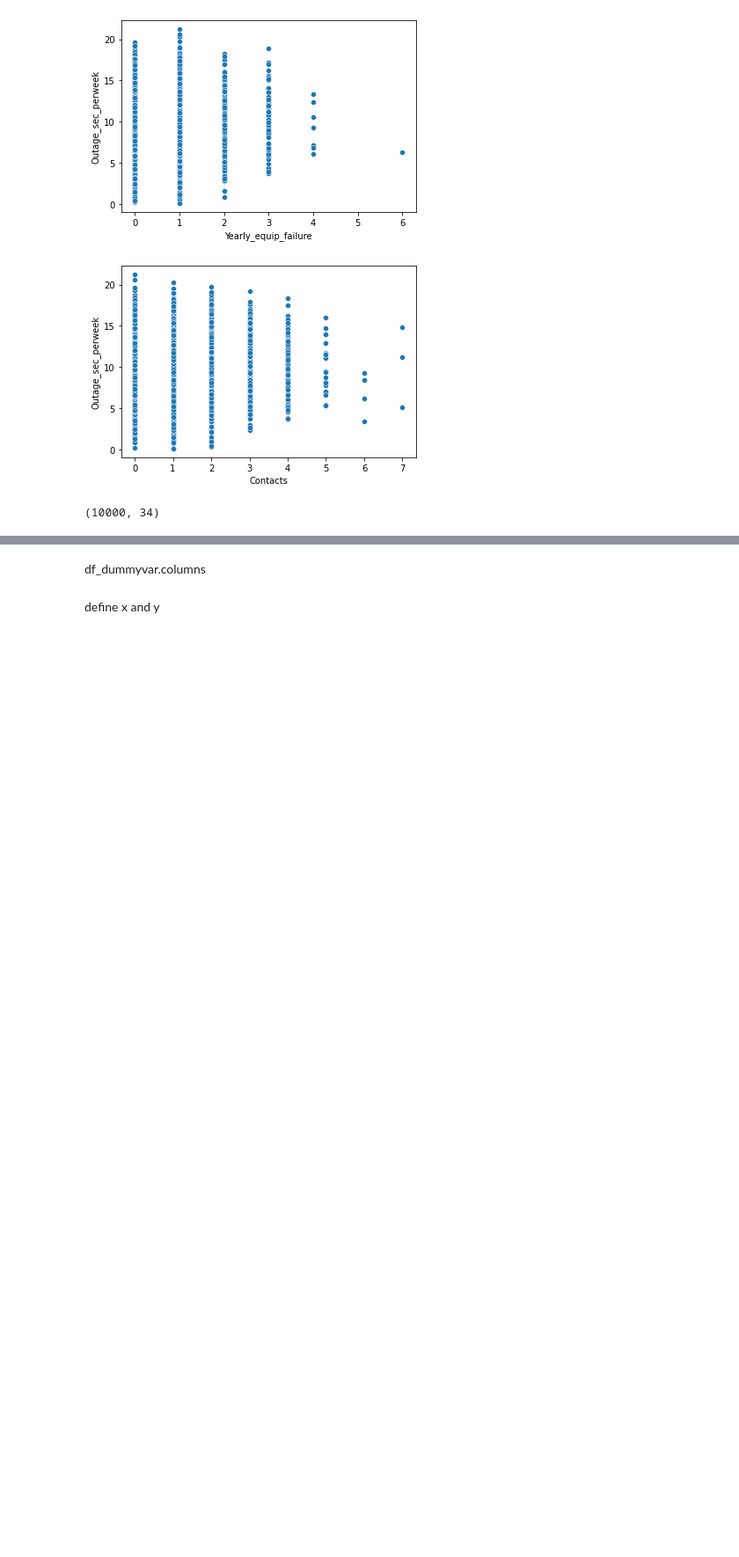
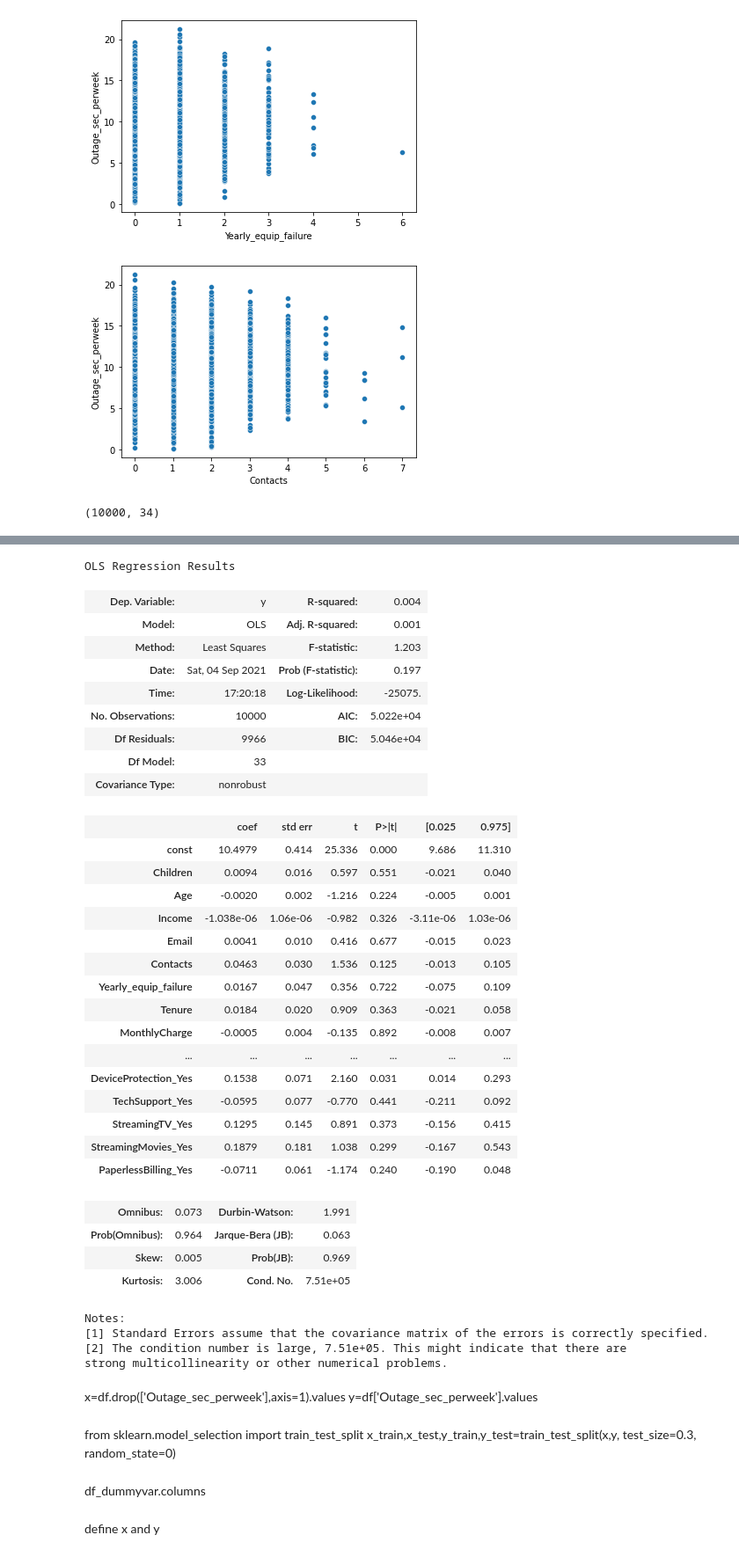
Before and after one commit to michaelle93/D208PA1, a Jupyter notebook: D208PA1.ipynb, the cells around one changed output, grey strips where cells are left out. Shown at 88% size. Saved outputs shown, nothing was run; the diff lists cells and outputs as text; code cells hidden in the pictures; blank space fills up the shorter version.

```diff
--- a/D208PA1.ipynb
+++ b/D208PA1.ipynb
@@ -315,10 +328,3 @@ df_prepared= pd.read_csv('df_prepared.csv')
 df.shape
 # %% [output]
 (10000, 34)
-# %%
-df['intercept']=1
-lm_outage = sm.OLS(df['Outage_sec_perweek'], df[['Children', 'Age', 'Income', 'Email', 'Contacts',
-       'Yearly_equip_failure', 'Tenure', 'MonthlyCharge', 'Bandwidth_GB_Year',
-       'TimelyResponse', 'Fixes', 'Replacements', 'Reliability', 'Options',
-       'Respecfulness', 'Courteous', 'Listening','intercept']]).fit()
-print(lm_outage.summary())
@@ -343,12 +330,0 @@ strong multicollinearity or other numerical problems.
-# %%
-df['intercept']=1
-lm_outage = sm.OLS(df['Outage_sec_perweek'], df[['Children', 'Age', 'Income', 'Email', 'Contacts',
-       'Yearly_equip_failure', 'Tenure', 'MonthlyCharge', 'Bandwidth_GB_Year',
-       'TimelyResponse', 'Fixes', 'Replacements', 'Reliability', 'Options',
-       'Respecfulness', 'Courteous', 'Listening', 'Gender_Male', 'Churn_Yes',
-       'Techie_Yes', 'Contract_Two Year', 'Port_modem_Yes', 'Tablet_Yes',
-       'InternetService_Fiber Optic', 'Phone_Yes', 'Multiple_Yes',
-       'OnlineSecurity_Yes', 'OnlineBackup_Yes', 'DeviceProtection_Yes',
-       'TechSupport_Yes', 'StreamingTV_Yes', 'StreamingMovies_Yes',
-       'PaperlessBilling_Yes','intercept']]).fit()
-print(lm_outage.summary())
@@ -372,0 +353,52 @@ strong multicollinearity or other numerical problems.
+# %%
+observations =len(df)
+variables = df.columns[:-1]
+X= df.iloc[:,:-1]
+y=df['Outage_sec_perweek'].values
+# %%
+Xc=sm.add_constant(X)
+linear_regression =sm.OLS(y,Xc)
+fitted_model =linear_regression.fit()
+# %%
+fitted_model.summary()
+# %% [output]
+OLS Regression Results
+| Dep. Variable: | y | R-squared: | 0.004 |
+| Model: | OLS | Adj. R-squared: | 0.001 |
+| Method: | Least Squares | F-statistic: | 1.203 |
+| Date: | Sat, 04 Sep 2021 | Prob (F-statistic): | 0.197 |
+| Time: | 17:20:18 | Log-Likelihood: | -25075. |
+| No. Observations: | 10000 | AIC: | 5.022e+04 |
+| Df Residuals: | 9966 | BIC: | 5.046e+04 |
+| Df Model: | 33 |  |  |
+| Covariance Type: | nonrobust |  |  |
+|  | coef | std err | t | P>|t| | [0.025 | 0.975] |
+| const | 10.4979 | 0.414 | 25.336 | 0.000 | 9.686 | 11.310 |
+| Children | 0.0094 | 0.016 | 0.597 | 0.551 | -0.021 | 0.040 |
+| Age | -0.0020 | 0.002 | -1.216 | 0.224 | -0.005 | 0.001 |
+| Income | -1.038e-06 | 1.06e-06 | -0.982 | 0.326 | -3.11e-06 | 1.03e-06 |
+| Email | 0.0041 | 0.010 | 0.416 | 0.677 | -0.015 | 0.023 |
+| Contacts | 0.0463 | 0.030 | 1.536 | 0.125 | -0.013 | 0.105 |
+| Yearly_equip_failure | 0.0167 | 0.047 | 0.356 | 0.722 | -0.075 | 0.109 |
+| Tenure | 0.0184 | 0.020 | 0.909 | 0.363 | -0.021 | 0.058 |
+| MonthlyCharge | -0.0005 | 0.004 | -0.135 | 0.892 | -0.008 | 0.007 |
+| ... | ... | ... | ... | ... | ... | ... |
+| DeviceProtection_Yes | 0.1538 | 0.071 | 2.160 | 0.031 | 0.014 | 0.293 |
+| TechSupport_Yes | -0.0595 | 0.077 | -0.770 | 0.441 | -0.211 | 0.092 |
+| StreamingTV_Yes | 0.1295 | 0.145 | 0.891 | 0.373 | -0.156 | 0.415 |
+| StreamingMovies_Yes | 0.1879 | 0.181 | 1.038 | 0.299 | -0.167 | 0.543 |
+| PaperlessBilling_Yes | -0.0711 | 0.061 | -1.174 | 0.240 | -0.190 | 0.048 |
+| Omnibus: | 0.073 | Durbin-Watson: | 1.991 |
+| Prob(Omnibus): | 0.964 | Jarque-Bera (JB): | 0.063 |
+| Skew: | 0.005 | Prob(JB): | 0.969 |
+| Kurtosis: | 3.006 | Cond. No. | 7.51e+05 |
+Notes:
+[1] Standard Errors assume that the covariance matrix of the errors is correctly specified.
+[2] The condition number is large, 7.51e+05. This might indicate that there are
+strong multicollinearity or other numerical problems.
+# %% [markdown]
+x=df.drop(['Outage_sec_perweek'],axis=1).values
+y=df['Outage_sec_perweek'].values
+# %% [markdown]
+from sklearn.model_selection import train_test_split
+x_train,x_test,y_train,y_test=train_test_split(x,y, test_size=0.3, random_state=0)
```
Also changed, not shown: parts of 9 cells of this notebook.
